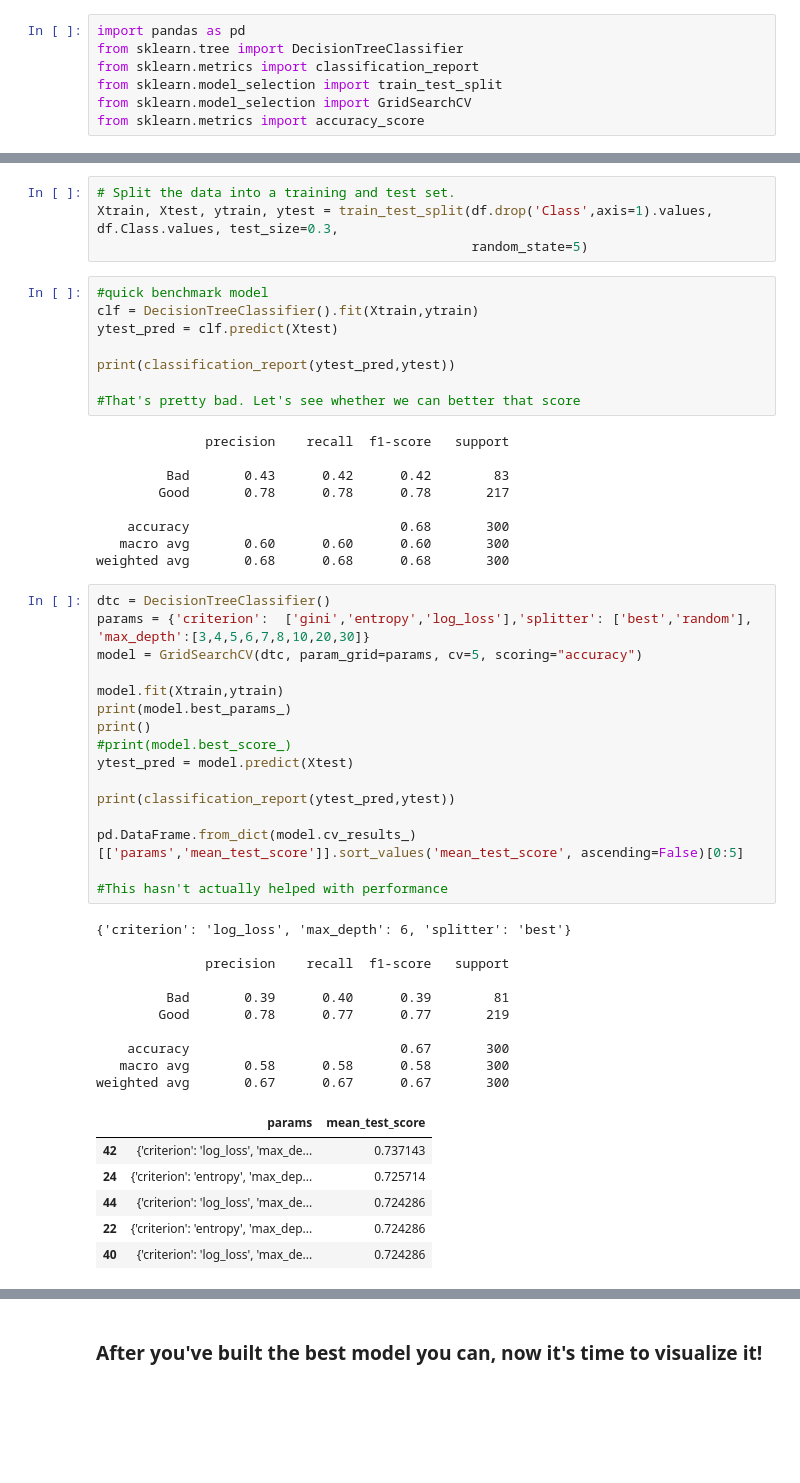
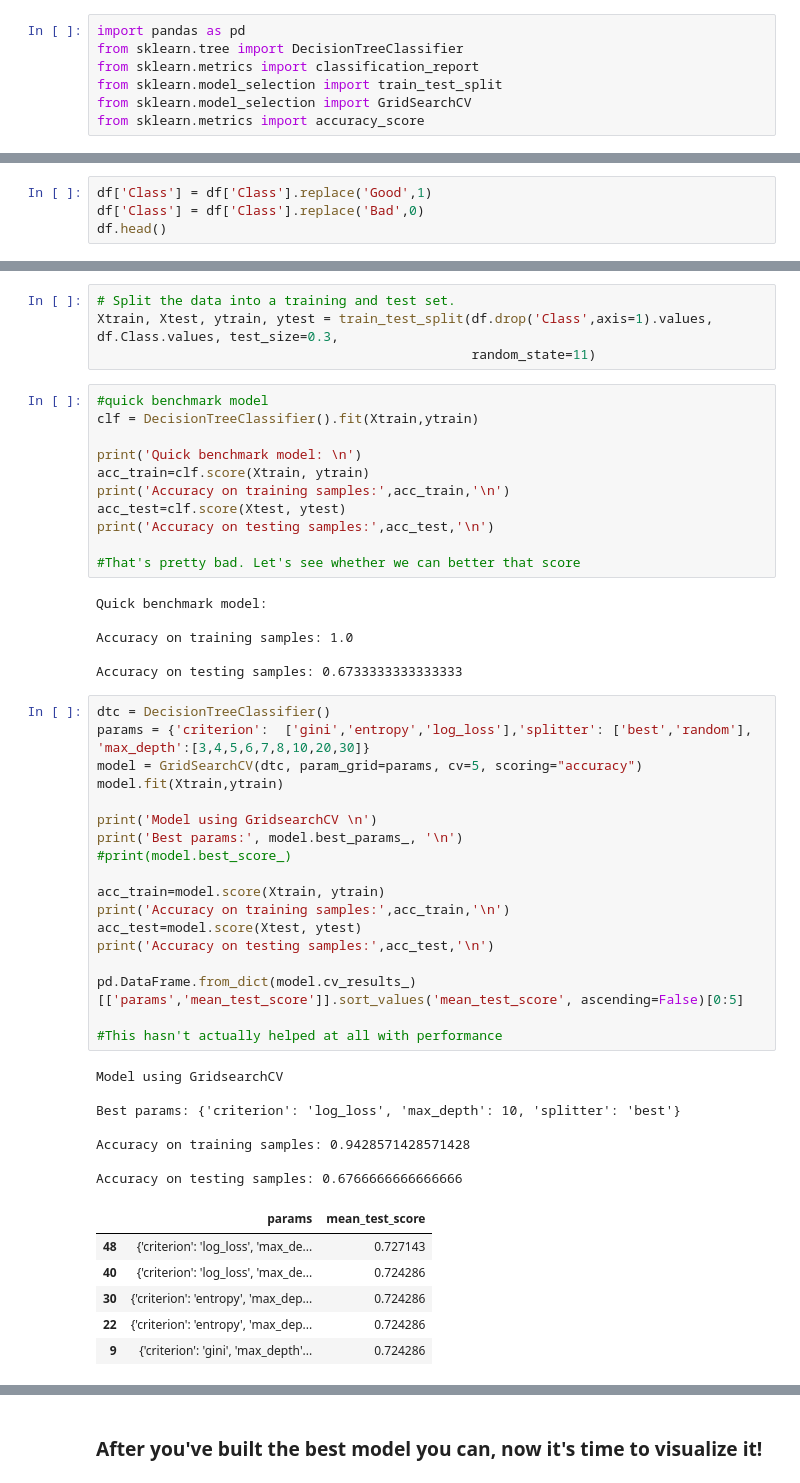
Before and after one commit to aw109/mec-mini-projects, a Jupyter notebook: mec-13.5.1-tree-based-algorithms-mini-project/Mini_Project_Tree-Based_Algorithms.ipynb, the cells around one changed output, grey strips where cells are left out. Drawn from its saved outputs; the diff is of its cells as text; blank space fills up the shorter version.

```diff
--- a/mec-13.5.1-tree-based-algorithms-mini-project/Mini_Project_Tree-Based_Algorithms.ipynb
+++ b/mec-13.5.1-tree-based-algorithms-mini-project/Mini_Project_Tree-Based_Algorithms.ipynb
@@ -48,0 +56,4 @@ df = pd.read_csv('GermanCredit.csv.zip')
+# %%
+df['Class'] = df['Class'].replace('Good',1)
+df['Class'] = df['Class'].replace('Bad',0)
+df.head()
@@ -49,55 +68,54 @@ df = pd.read_csv('GermanCredit.csv.zip')
 # %%
 # Split the data into a training and test set.
 Xtrain, Xtest, ytrain, ytest = train_test_split(df.drop('Class',axis=1).values, df.Class.values, test_size=0.3,
-                                                random_state=5)
+                                                random_state=11)
 # %%
 #quick benchmark model
 clf = DecisionTreeClassifier().fit(Xtrain,ytrain)
-ytest_pred = clf.predict(Xtest)
 
-print(classification_report(ytest_pred,ytest))
+print('Quick benchmark model: \n')
+acc_train=clf.score(Xtrain, ytrain)
+print('Accuracy on training samples:',acc_train,'\n')
+acc_test=clf.score(Xtest, ytest)
+print('Accuracy on testing samples:',acc_test,'\n')
 
 #That's pretty bad. Let's see whether we can better that score
 # %% [output]
-              precision    recall  f1-score   support
+Quick benchmark model:
 
-         Bad       0.43      0.42      0.42        83
-        Good       0.78      0.78      0.78       217
+Accuracy on training samples: 1.0
 
-    accuracy                           0.68       300
-   macro avg       0.60      0.60      0.60       300
-weighted avg       0.68      0.68      0.68       300
+Accuracy on testing samples: 0.6733333333333333
 # %%
 dtc = DecisionTreeClassifier()
 params = {'criterion':  ['gini','entropy','log_loss'],'splitter': ['best','random'], 'max_depth':[3,4,5,6,7,8,10,20,30]}
 model = GridSearchCV(dtc, param_grid=params, cv=5, scoring="accuracy")
+model.fit(Xtrain,ytrain)
 
-model.fit(Xtrain,ytrain)
-print(model.best_params_)
-print()
+print('Model using GridsearchCV \n')
+print('Best params:', model.best_params_, '\n')
 #print(model.best_score_)
-ytest_pred = model.predict(Xtest)
 
-print(classification_report(ytest_pred,ytest))
+acc_train=model.score(Xtrain, ytrain)
+print('Accuracy on training samples:',acc_train,'\n')
+acc_test=model.score(Xtest, ytest)
+print('Accuracy on testing samples:',acc_test,'\n')
 
 pd.DataFrame.from_dict(model.cv_results_)[['params','mean_test_score']].sort_values('mean_test_score', ascending=False)[0:5]
 
-#This hasn't actually helped with performance
+#This hasn't actually helped at all with performance
 # %% [output]
-{'criterion': 'log_loss', 'max_depth': 6, 'splitter': 'best'}
+Model using GridsearchCV
 
-              precision    recall  f1-score   support
+Best params: {'criterion': 'log_loss', 'max_depth': 10, 'splitter': 'best'}
 
-         Bad       0.39      0.40      0.39        81
-        Good       0.78      0.77      0.77       219
+Accuracy on training samples: 0.9428571428571428
 
-    accuracy                           0.67       300
-   macro avg       0.58      0.58      0.58       300
-weighted avg       0.67      0.67      0.67       300
+Accuracy on testing samples: 0.6766666666666666
 |  | params | mean_test_score |
-| 42 | {'criterion': 'log_loss', 'max_de... | 0.737143 |
-| 24 | {'criterion': 'entropy', 'max_dep... | 0.725714 |
-| 44 | {'criterion': 'log_loss', 'max_de... | 0.724286 |
+| 48 | {'criterion': 'log_loss', 'max_de... | 0.727143 |
+| 40 | {'criterion': 'log_loss', 'max_de... | 0.724286 |
+| 30 | {'criterion': 'entropy', 'max_dep... | 0.724286 |
 | 22 | {'criterion': 'entropy', 'max_dep... | 0.724286 |
-| 40 | {'criterion': 'log_loss', 'max_de... | 0.724286 |
+| 9 | {'criterion': 'gini', 'max_depth'... | 0.724286 |
 # %%
```
Also changed, not shown: parts of 16 cells of this notebook.
